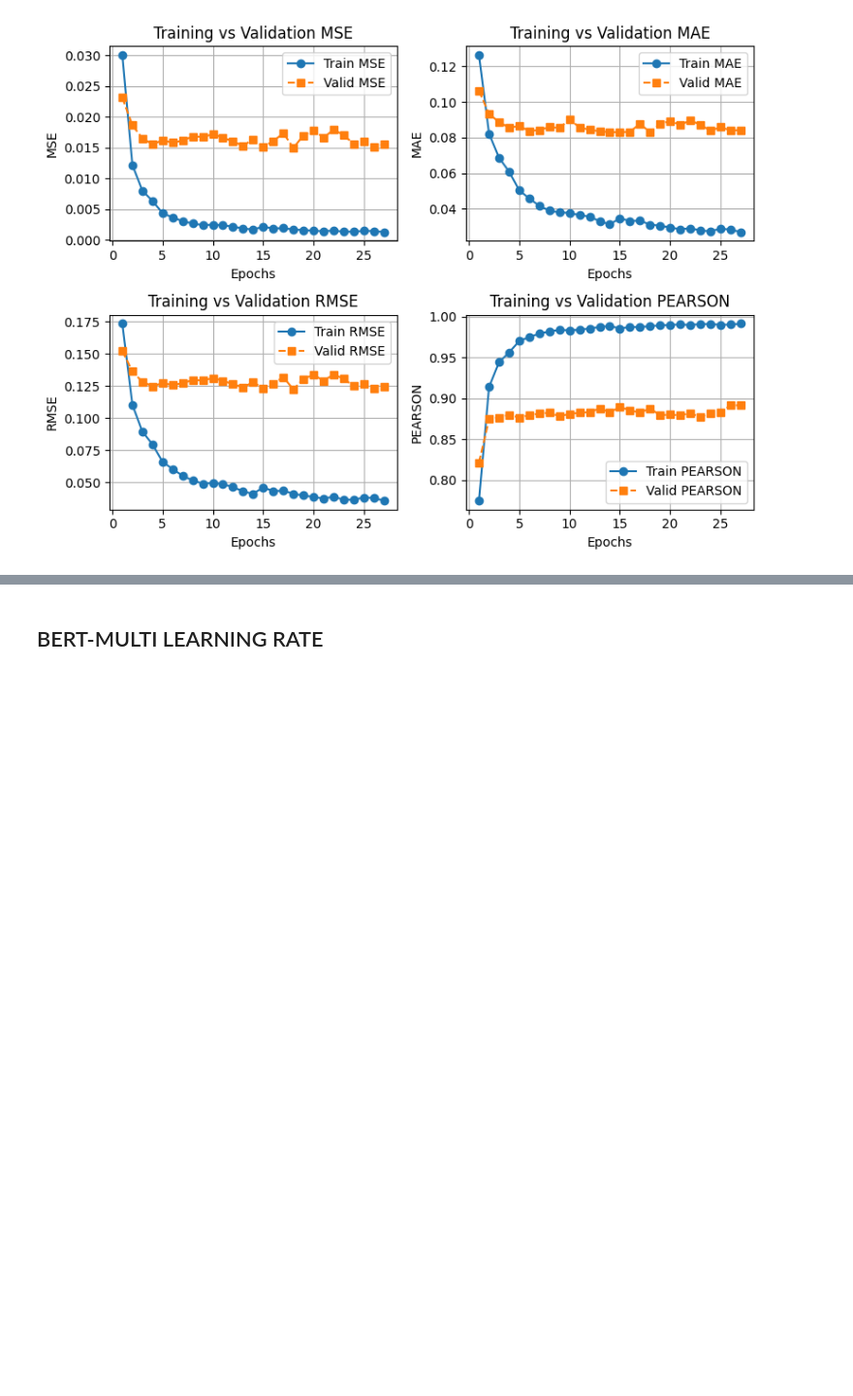
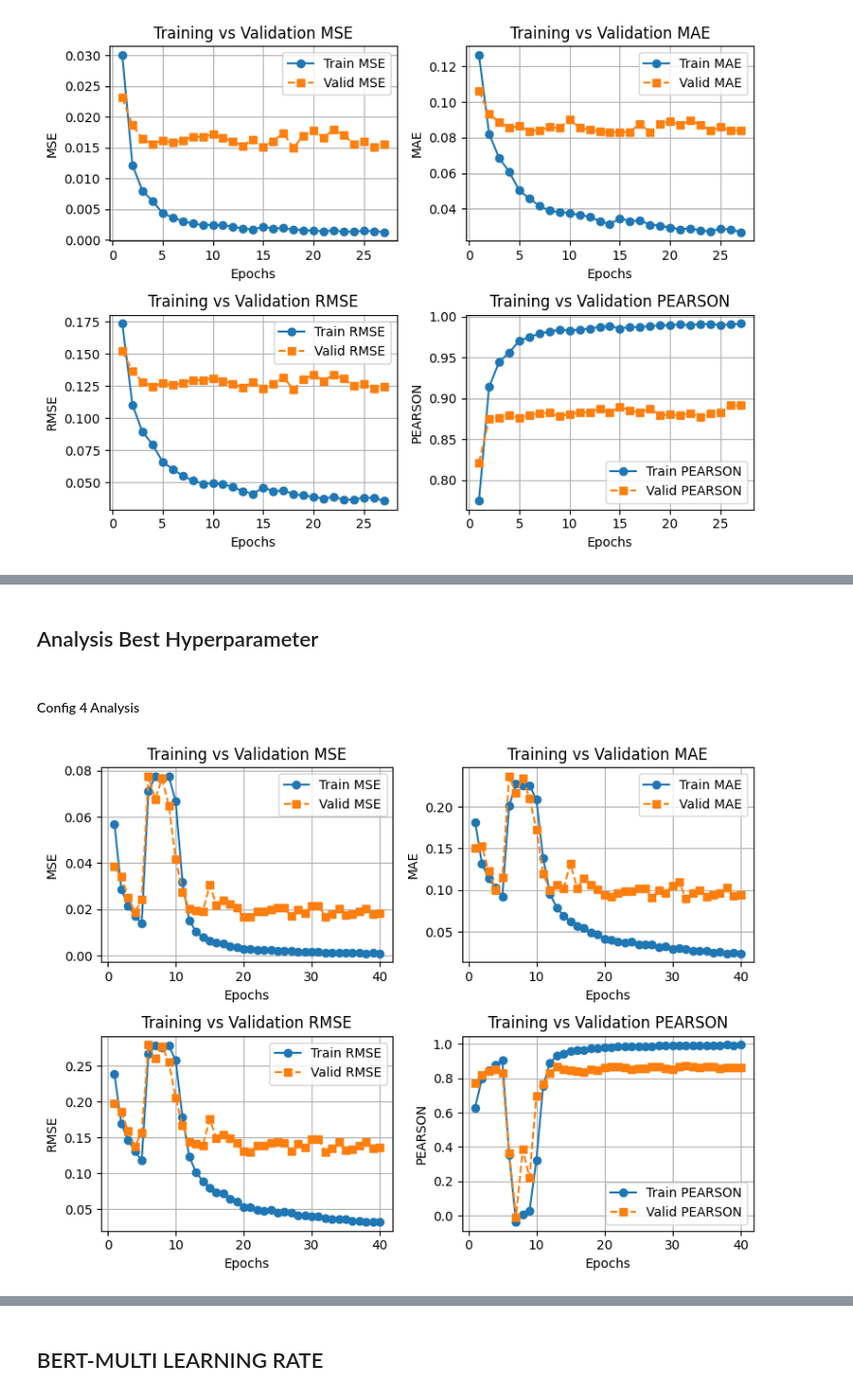
Before and after one commit to bwbayu/llm_aes, a Jupyter notebook: notebooks/bert_analysis.ipynb, the cells around one changed output, grey strips where cells are left out. Shown at 97% size. Cells and saved outputs as stored; diff of their text form; code cells hidden in the pictures; blank space fills up the shorter version.

```diff
--- a/notebooks/bert_analysis.ipynb
+++ b/notebooks/bert_analysis.ipynb
@@ -612,0 +755,4 @@ plot_training(df_sbert_after_2)
+# %%
+df_sindobert_epoch = pd.read_csv("../experiments/results/results_epoch_sindobert.csv")
+print(df_sindobert_epoch.info())
+df_sindobert_epoch.head()
@@ -612,0 +821,9 @@ plot_training(df_sbert_after_2)
+# %% [markdown]
+## Analysis Best Hyperparameter
+# %% [markdown]
+#### Config 4 Analysis
+# %%
+df_sindobert_4 = df_sindobert_epoch[df_sindobert_epoch['config_id']==4]
+plot_training(df_sindobert_4)
+# %% [output]
+[figure, added]
```
Also changed, not shown: parts of 17 cells of this notebook.
